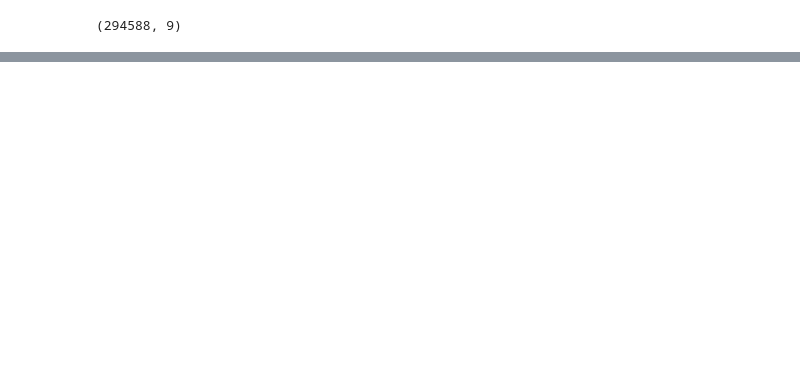
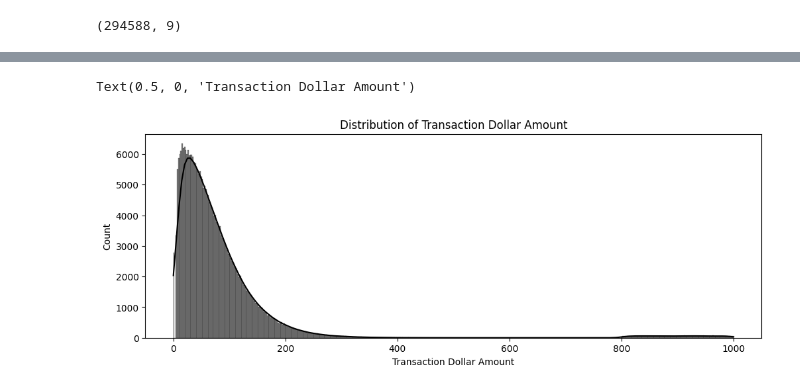
Before and after one commit to kefrankk/ML-fraud-detection, a Jupyter notebook: fraud_detection_model.ipynb, the cells around one changed output, grey strips where cells are left out. Drawn from its saved outputs; the diff is of its cells as text; code cells hidden in the pictures; blank space fills up the shorter version.

Commit message:
feat: add data exploration with visualizations

```diff
--- a/fraud_detection_model.ipynb
+++ b/fraud_detection_model.ipynb
@@ -62,0 +101,8 @@ credit_card.shape
+# %%
+plt.figure(figsize=(12, 4))
+sns.histplot(credit_card['transaction_dollar_amount'], kde=True, color='black')
+plt.title('Distribution of Transaction Dollar Amount')
+plt.xlabel('Transaction Dollar Amount')
+# %% [output]
+Text(0.5, 0, 'Transaction Dollar Amount')
+[figure, added]
```
Also changed, not shown: parts of 13 cells of this notebook.
